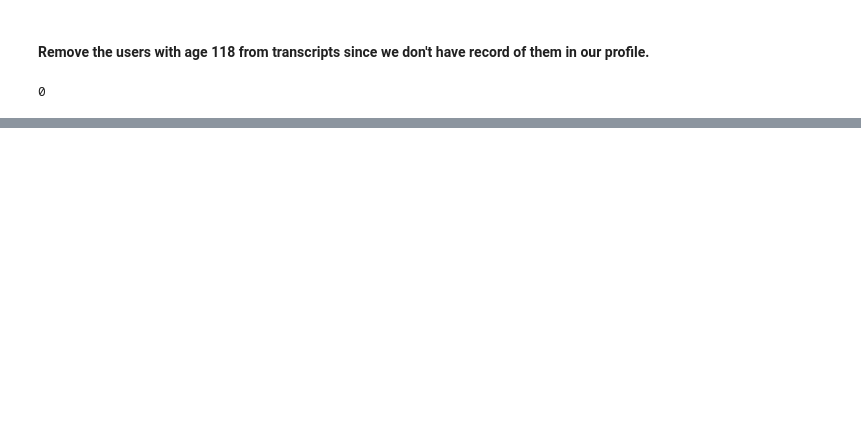
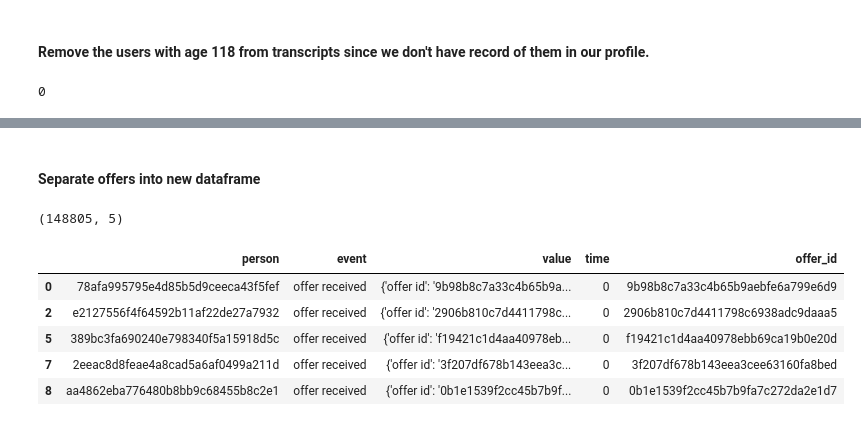
Before and after one commit to melkodary/starbucks-capstone, a Jupyter notebook: Starbucks_Capstone_notebook.ipynb, the cells around one changed output, grey strips where cells are left out. Cells and saved outputs as stored; diff of their text form; code cells hidden in the pictures; blank space fills up the shorter version.

```diff
--- a/Starbucks_Capstone_notebook.ipynb
+++ b/Starbucks_Capstone_notebook.ipynb
@@ -492,0 +511,30 @@ processed_transcript['person'].isin(profile_118['id'].tolist()).sum()
+# %% [markdown]
+#### Separate offers into new dataframe
+# %%
+def get_offers_df(transcript):
+    offer_df = transcript.copy()
+
+    # get the offers only.
+    offers = offer_df.event.unique().tolist()
+    offers.remove('transaction')
+
+    # extract the offer_id
+    offer_df = offer_df[offer_df['event'].isin(offers)]
+    offer_df['offer_id'] = offer_df['value'].apply(lambda x: x.get('offer id') or x.get('offer_id'))
+
+    return offer_df
+# %%
+offer_df = get_offers_df(processed_transcript)
+# %%
+offer_df.shape
+# %% [output]
+(148805, 5)
+# %%
+offer_df.head()
+# %% [output]
+|  | person | event | value | time | offer_id |
+| 0 | 78afa995795e4d85b5d9ceeca43f5fef | offer received | {'offer id': '9b98b8c7a33c4b65b9a... | 0 | 9b98b8c7a33c4b65b9aebfe6a799e6d9 |
+| 2 | e2127556f4f64592b11af22de27a7932 | offer received | {'offer id': '2906b810c7d4411798c... | 0 | 2906b810c7d4411798c6938adc9daaa5 |
+| 5 | 389bc3fa690240e798340f5a15918d5c | offer received | {'offer id': 'f19421c1d4aa40978eb... | 0 | f19421c1d4aa40978ebb69ca19b0e20d |
+| 7 | 2eeac8d8feae4a8cad5a6af0499a211d | offer received | {'offer id': '3f207df678b143eea3c... | 0 | 3f207df678b143eea3cee63160fa8bed |
+| 8 | aa4862eba776480b8bb9c68455b8c2e1 | offer received | {'offer id': '0b1e1539f2cc45b7b9f... | 0 | 0b1e1539f2cc45b7b9fa7c272da2e1d7 |
```
Also changed, not shown: parts of 9 cells of this notebook.
